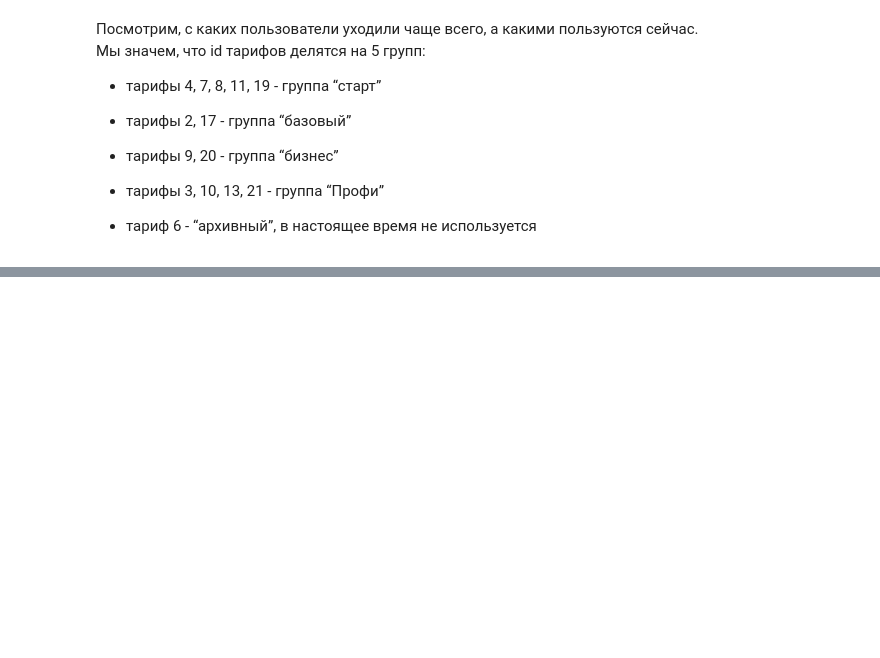
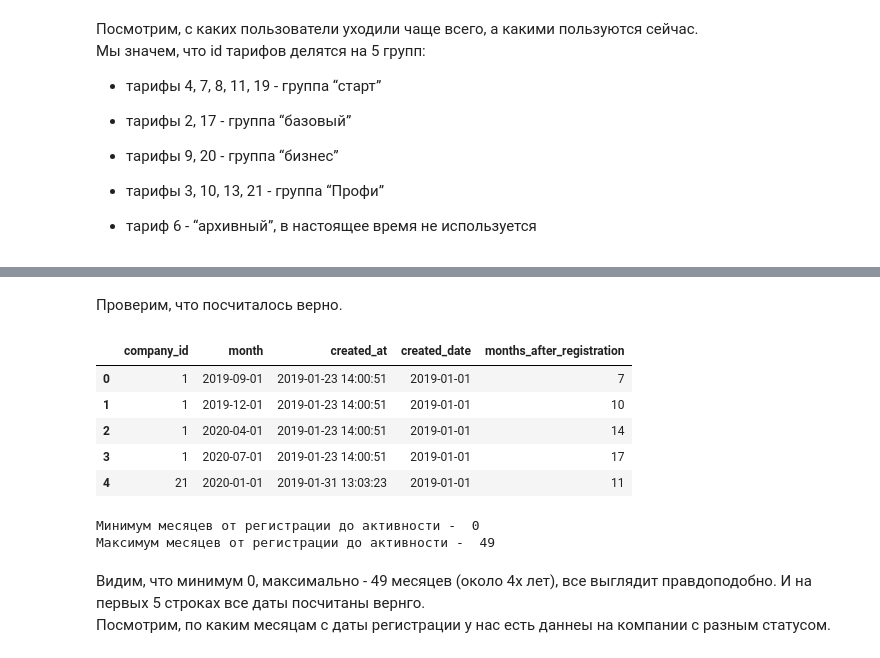
Before and after one commit to laringerman/gectaro, a Jupyter notebook: lgg_masterskaya_gectaro_240404_1.ipynb, the cells around one changed output, grey strips where cells are left out. Cells and saved outputs as stored; diff of their text form; code cells hidden in the pictures; blank space fills up the shorter version.

```diff
--- a/lgg_masterskaya_gectaro_240404_1.ipynb
+++ b/lgg_masterskaya_gectaro_240404_1.ipynb
@@ -916,0 +1075,34 @@ plt.show()
+# %%
+# убираем часовой пояс
+company_activities['month'] = company_activities['month'].map(lambda x: x.tz_localize(None))
+
+# заменяем день на 1
+company_activities['created_date'] = company_activities['created_at'].apply(lambda x: x.replace(day=1))
+
+# применяем формат даты без времени
+company_activities['created_date'] = company_activities['created_date'].apply(lambda x: x.strftime('%Y-%m-%d'))
+
+# приводим к datetime
+company_activities['created_date'] = pd.to_datetime(company_activities['created_date'])
+
+# считаем разницу между регистрацией и активностью
+company_activities['months_after_registration'] = ((company_activities['month'] - company_activities['created_date'])
+                                                        / np.timedelta64 ( 32 , 'D')).astype('int')
+# %% [markdown]
+Проверим, что посчиталось верно.
+# %%
+display(company_activities[['company_id', 'month', 'created_at', 'created_date', 'months_after_registration']].head())
+print('Минимум месяцев от регистрации до активности - ', company_activities.months_after_registration.min())
+print('Максимум месяцев от регистрации до активности - ', company_activities.months_after_registration.max())
+# %% [output]
+|  | company_id | month | created_at | created_date | months_after_registration |
+| 0 | 1 | 2019-09-01 | 2019-01-23 14:00:51 | 2019-01-01 | 7 |
+| 1 | 1 | 2019-12-01 | 2019-01-23 14:00:51 | 2019-01-01 | 10 |
+| 2 | 1 | 2020-04-01 | 2019-01-23 14:00:51 | 2019-01-01 | 14 |
+| 3 | 1 | 2020-07-01 | 2019-01-23 14:00:51 | 2019-01-01 | 17 |
+| 4 | 21 | 2020-01-01 | 2019-01-31 13:03:23 | 2019-01-01 | 11 |
+Минимум месяцев от регистрации до активности -  0
+Максимум месяцев от регистрации до активности -  49
+# %% [markdown]
+Видим, что минимум 0, максимально - 49 месяцев (около 4х лет), все выглядит правдоподобно. И на первых 5 строках все даты посчитаны вернго.
+Посмотрим, по каким месяцам с даты регистрации у нас есть даннеы на компании с разным статусом.
```
Also changed, not shown: parts of 61 cells of this notebook.
